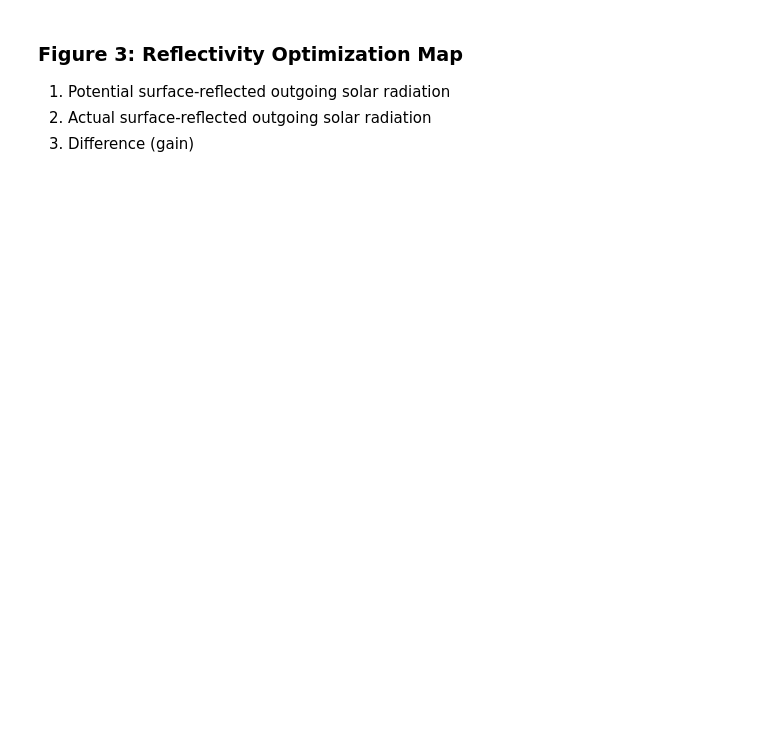
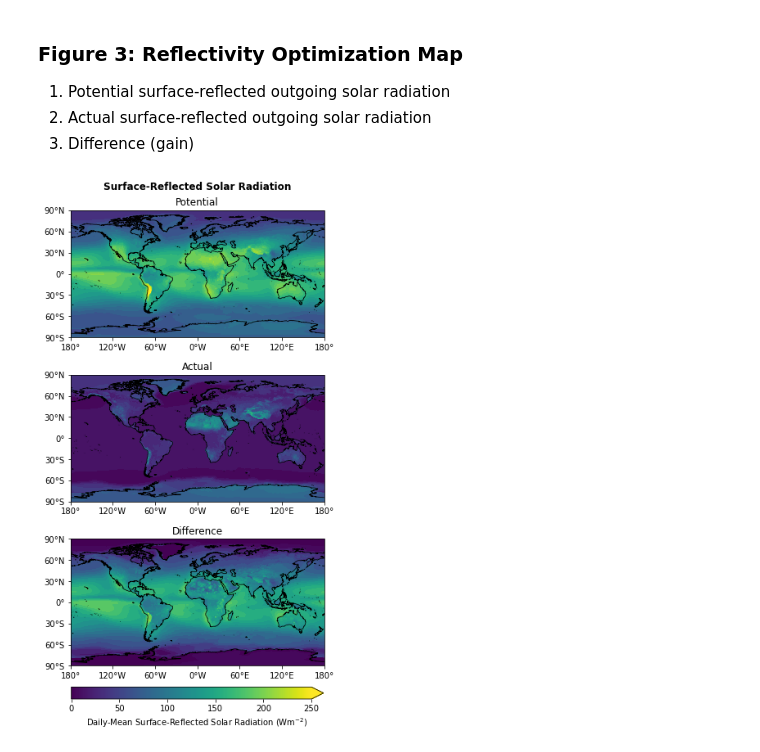
Before and after one commit to ReflectiveEarth/reflective-potential, a Jupyter notebook: notebooks/05-Visualize.ipynb, the cells around one changed output. Saved outputs shown, nothing was run; the diff lists cells and outputs as text; code cells hidden in the pictures; blank space fills up the shorter version.

```diff
--- a/notebooks/05-Visualize.ipynb
+++ b/notebooks/05-Visualize.ipynb
@@ -204,3 +191,35 @@ plt.savefig(os.path.join(data_dir, "RER1_Fig2.png"),
 1. Potential surface-reflected outgoing solar radiation
 2. Actual surface-reflected outgoing solar radiation
 3. Difference (gain)
+# %%
+lons = rom_analysis.longitude.data
+lats = rom_analysis.latitude.data
+psrosr = rom_analysis.psrosr.data
+srosr = rom_analysis.srosr.data
+diff = (rom_analysis.psrosr.data - rom_analysis.srosr.data)
+# %%
+fig, axs = plt.subplots(3, 1, figsize=(11,10),
+                        subplot_kw=dict(projection=ccrs.PlateCarree()))
+cmap = cm.viridis
+ax1 = axs[0]
+ax2 = axs[1]
+ax3 = axs[2]
+
+plot_geodata(ax1, lats, lons, psrosr, 25, 250, cmap, "Potential")
+plot_geodata(ax2, lats, lons, srosr, 25, 250, cmap, "Actual")
+plot_geodata(ax3, lats, lons, diff, 25, 250, cmap, "Difference")
+
+fig.tight_layout(pad=2.0)
+fig.suptitle("Surface-Reflected Solar Radiation",
+             y=0.999, fontweight="bold")
+cbar = fig.colorbar(cm.ScalarMappable(norm=colors.Normalize(vmin=0, vmax=250),
+                                      cmap=cmap),
+                    ax=axs, orientation='horizontal', fraction=.1, shrink=0.41,
+                    pad=0.04, extend="max")
+cbar.ax.xaxis.set_ticks(np.arange(0, 250, 50), minor=True)
+cbar.set_label("Daily-Mean Surface-Reflected Solar Radiation ($\mathrm{W m^{-2}}$)")
+plt.savefig(os.path.join(data_dir, "RER1_Fig3.png"),
+            dpi=300, bbox_inches="tight",
+            facecolor='white')
+# %% [output]
+[figure, added]
```
Also changed, not shown: parts of 10 cells of this notebook.
